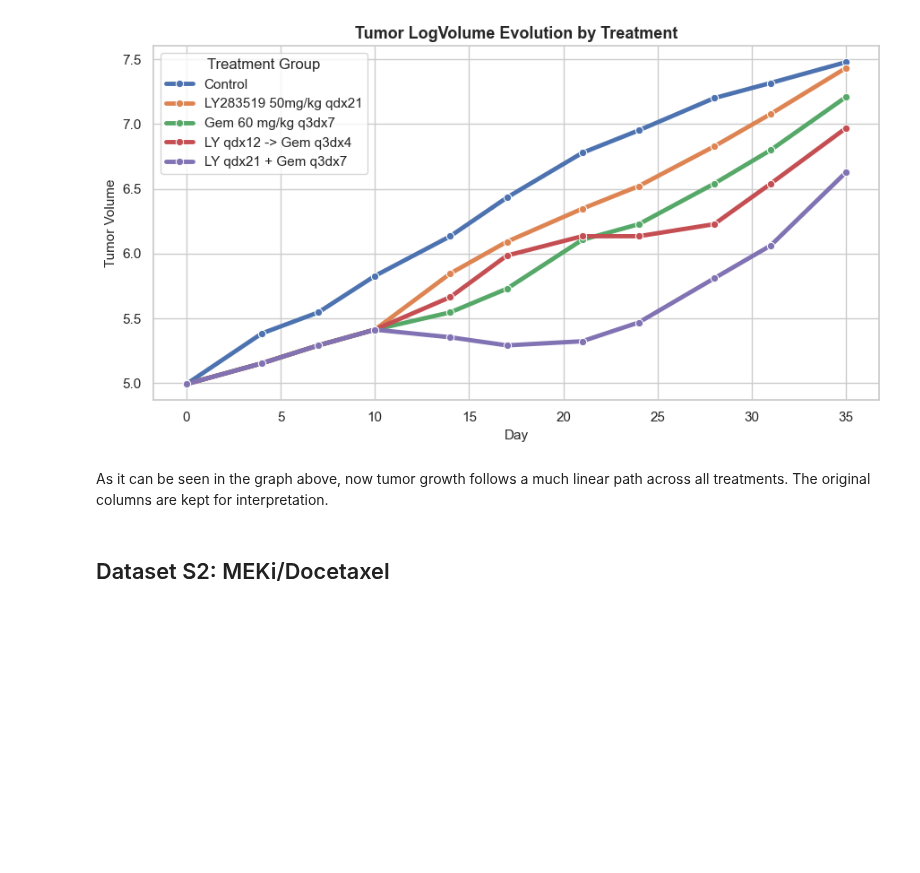
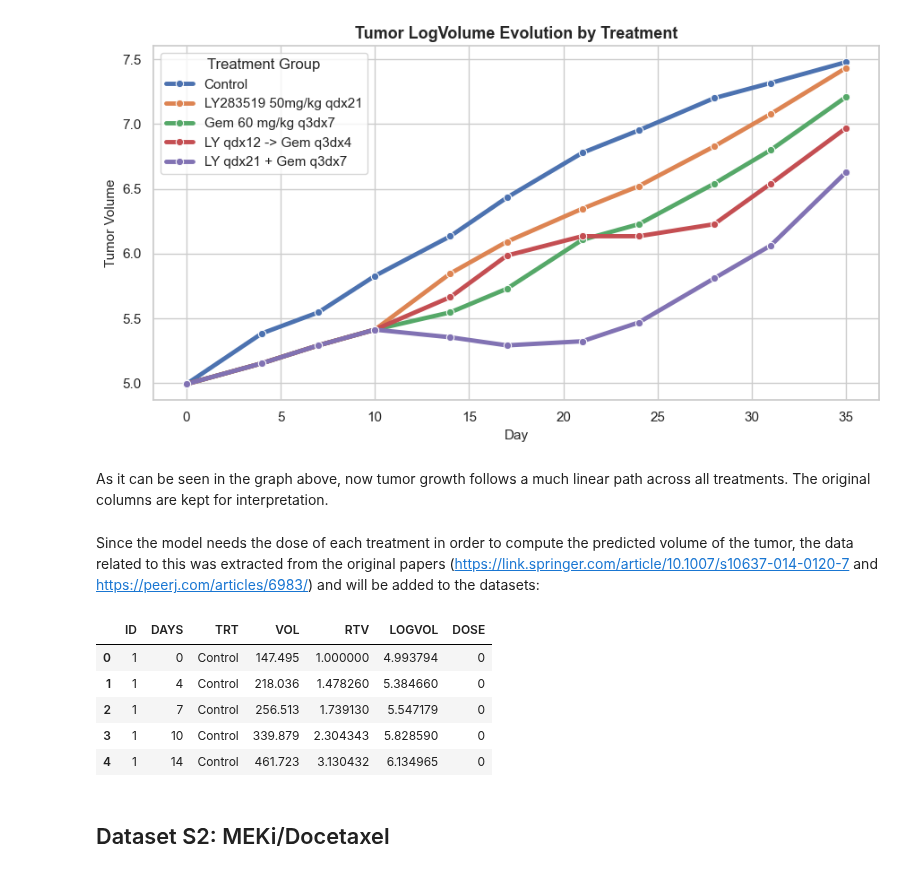
Before and after one commit to GrauSerramitjanaEspunya/tumor-modelling, a Jupyter notebook: notebooks/01_preprocessing.ipynb, the cells around one changed output. Cells and saved outputs as stored; diff of their text form; code cells hidden in the pictures; blank space fills up the shorter version.

```diff
--- a/notebooks/01_preprocessing.ipynb
+++ b/notebooks/01_preprocessing.ipynb
@@ -138,6 +138,23 @@ plt.show()
 [figure]
 # %% [markdown]
 As it can be seen in the graph above, now tumor growth follows a much linear path across all treatments. The original columns are kept for interpretation.
+# %% [markdown]
+Since the model needs the dose of each treatment in order to compute the predicted volume of the tumor, the data related to this was extracted from the original papers (https://link.springer.com/article/10.1007/s10637-014-0120-7 and https://peerj.com/articles/6983/) and will be added to the datasets:
+# %%
+df1_clean["DOSE"] = np.array([0,0,0,0,0,0,0,0,0,0,0,
+                              50,50,50,50,50,50,0,0,0,0,0,
+                              60,0,60,60,60,60,60,0,60,60,60,
+                              50,50,0,0,0,0,0,0,0,0,0,
+                              110,0,110,110,110,110,60,0,0,0,0])
+
+df1_clean.head()
+# %% [output]
+|  | ID | DAYS | TRT | VOL | RTV | LOGVOL | DOSE |
+| 0 | 1 | 0 | Control | 147.495 | 1.000000 | 4.993794 | 0 |
+| 1 | 1 | 4 | Control | 218.036 | 1.478260 | 5.384660 | 0 |
+| 2 | 1 | 7 | Control | 256.513 | 1.739130 | 5.547179 | 0 |
+| 3 | 1 | 10 | Control | 339.879 | 2.304343 | 5.828590 | 0 |
+| 4 | 1 | 14 | Control | 461.723 | 3.130432 | 6.134965 | 0 |
 # %% [markdown]
 ## Dataset S2: MEKi/Docetaxel
 # %%
```
Also changed, not shown: 6 other files.
